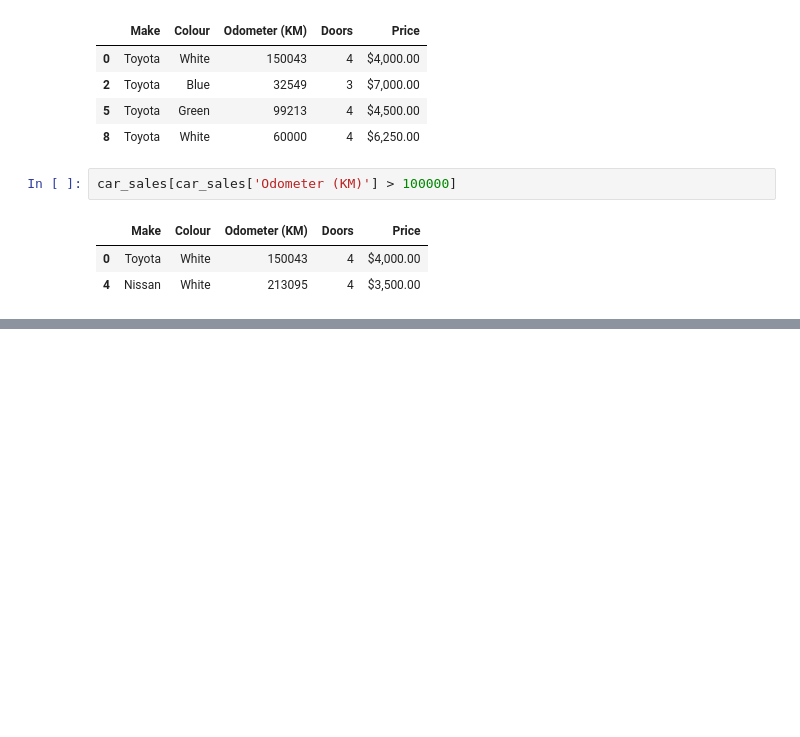
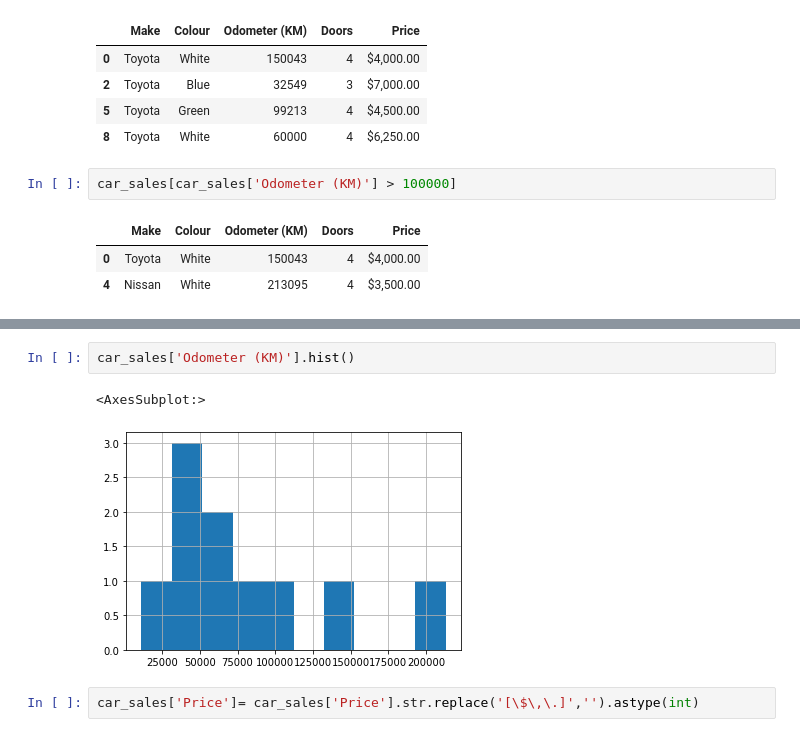
Before and after one commit to GKPSingh/M3D20, a Jupyter notebook: Learning Pandas.ipynb, the cells around one changed output, grey strips where cells are left out. Cells and saved outputs as stored; diff of their text form; blank space fills up the shorter version.

```diff
--- a/Learning Pandas.ipynb
+++ b/Learning Pandas.ipynb
@@ -258,0 +296,7 @@ car_sales[car_sales['Odometer (KM)'] > 100000]
+# %%
+car_sales['Odometer (KM)'].hist()
+# %% [output]
+<AxesSubplot:>
+[figure, added]
+# %%
+car_sales['Price']= car_sales['Price'].str.replace('[\$\,\.]','').astype(int)
```
Also changed, not shown: parts of 7 cells of this notebook.
